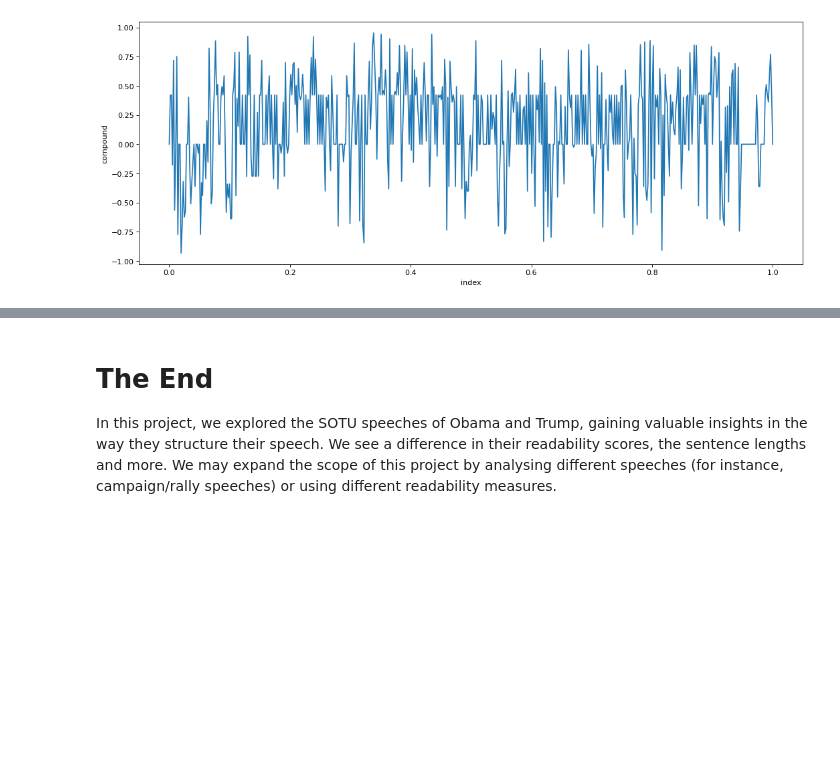
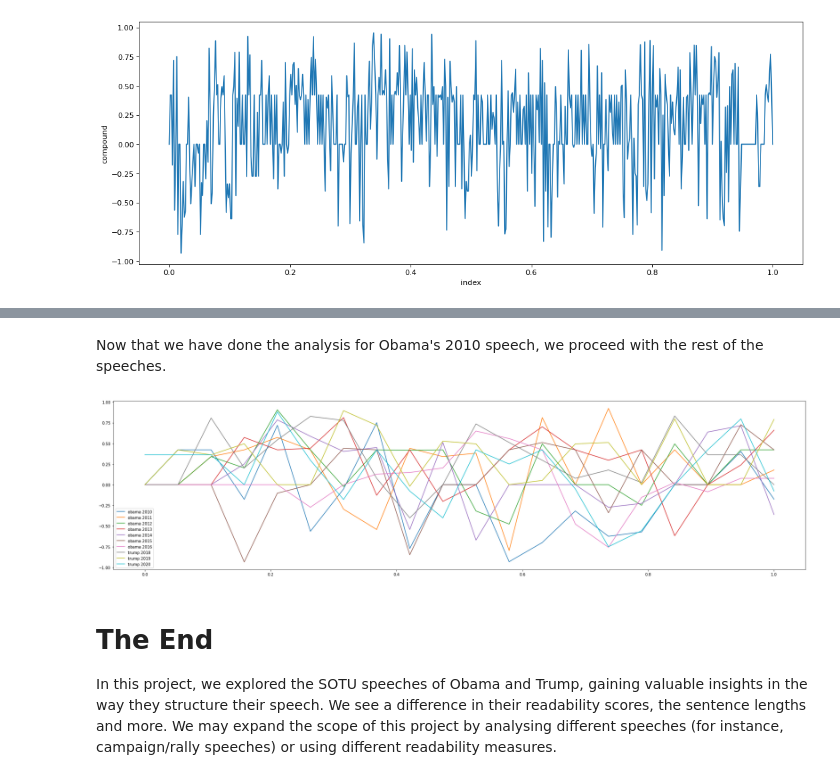
Before and after one commit to wjingen/sotuspeeches, a Jupyter notebook: Project US Speech Analysis (Part IV).ipynb, the cells around one changed output, grey strips where cells are left out. Cells and saved outputs as stored; diff of their text form; code cells hidden in the pictures; blank space fills up the shorter version.

```diff
--- a/Project US Speech Analysis (Part IV).ipynb
+++ b/Project US Speech Analysis (Part IV).ipynb
@@ -45,3 +41,7 @@ obama2010
 | 560 | (Applause |
 | 561 | ) |
 562 rows × 1 columns
+# %%
+cleaned_speeches = cleaned_speeches.astype({'year': 'str'})
+cleaned_speeches["full_name"] = cleaned_speeches["name"] + " " +  cleaned_speeches["year"]
+cleaned_speeches.head()
@@ -130,3 +113,52 @@ plt.show()
+# %% [markdown]
+Now that we have done the analysis for Obama's 2010 speech, we proceed with the rest of the speeches.
+# %%
+import matplotlib.pyplot as plt
+import numpy as np
+from scipy.interpolate import make_interp_spline, BSpline
+
+obama2010 = pd.DataFrame(cleaned_speeches.sentences[0])
+obama2011 = pd.DataFrame(cleaned_speeches.sentences[1])
+obama2012 = pd.DataFrame(cleaned_speeches.sentences[2])
+obama2013 = pd.DataFrame(cleaned_speeches.sentences[3])
+obama2014 = pd.DataFrame(cleaned_speeches.sentences[4])
+obama2015 = pd.DataFrame(cleaned_speeches.sentences[5])
+obama2016 = pd.DataFrame(cleaned_speeches.sentences[6])
+trump2018 = pd.DataFrame(cleaned_speeches.sentences[7])
+trump2019 = pd.DataFrame(cleaned_speeches.sentences[8])
+trump2020 = pd.DataFrame(cleaned_speeches.sentences[9])
+speeches = [obama2010, obama2011, obama2012, obama2013, obama2014, obama2015, obama2016, trump2018, trump2019, trump2020]
+
+plt.figure(figsize=(32, 8))
+
+for speech in speeches:
+    speech.columns = ["sentences"]
+
+    analyzer = SentimentIntensityAnalyzer()
+    compound_list = []
+    for sentence in speech.sentences:
+        vs = analyzer.polarity_scores(sentence)
+        compound_list.append(float(vs["compound"]))
+    speech = speech.assign(compound = compound_list)
+
+    indexes = [i for i in range(len(speech))]
+    speech["index"] = indexes
+
+    speech = speech.assign(index = lambda x: x.index / (len(speech)-1))
+
+    # plt.figure(figsize=(16, 6), dpi=80)
+    # sns.lineplot(data = speech, x = "index", y = "compound")
+
+    # Plot 20 points
+    numbers = np.linspace(0.0,1.0,20)
+    T = numbers
+    power = speech.compound.to_numpy()[0:20]
+    plt.plot(T,power)
+    plt.legend(cleaned_speeches.full_name)
+
+plt.show()
+# %% [output]
+[figure, added]
 # %% [markdown]
 # The End
 
```
Also changed, not shown: parts of 10 cells of this notebook, 3 other files.
